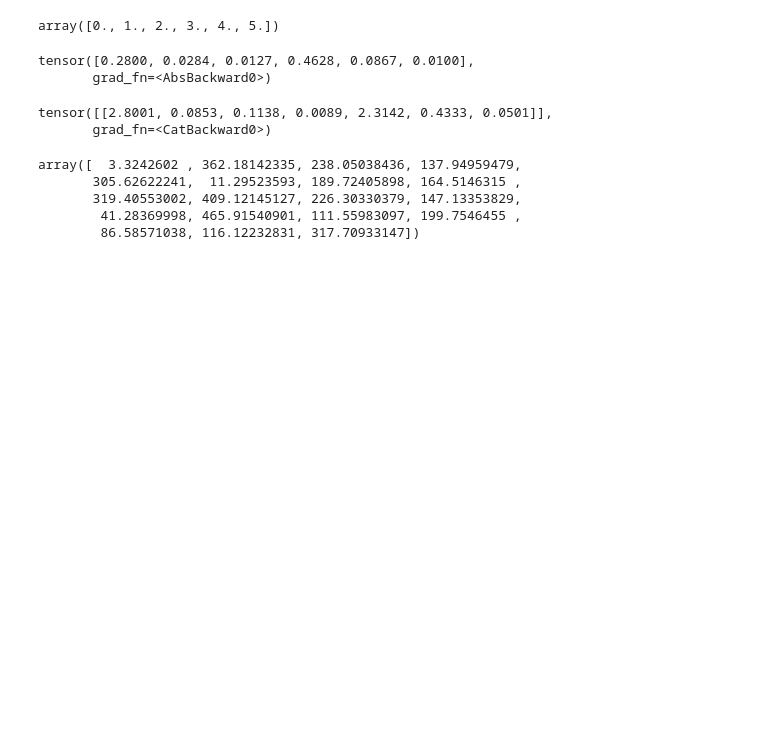
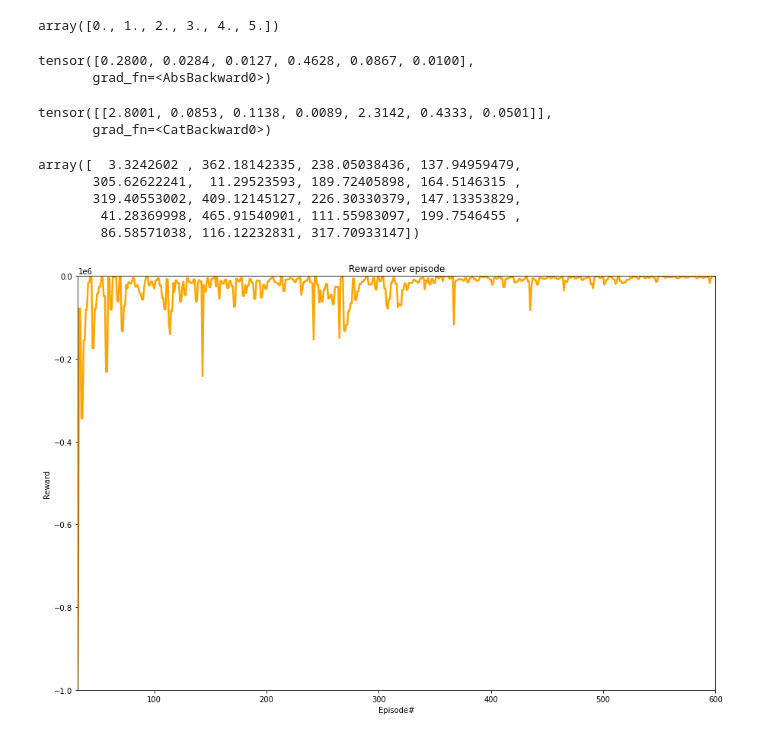
Before and after one commit to jprogrammer13/jumpleg_rl, a Jupyter notebook: src/Untitled.ipynb, the cells around one changed output. Saved outputs shown, nothing was run; the diff lists cells and outputs as text; code cells hidden in the pictures; blank space fills up the shorter version.

```diff
--- a/src/Untitled.ipynb
+++ b/src/Untitled.ipynb
@@ -57,6 +57,10 @@ array([  3.3242602 , 362.18142335, 238.05038436, 137.94959479,
 from ReplayBuffer import ReplayBuffer
 import os
 import matplotlib.pyplot as plt
+# %%
+state_dim = 6
+action_dim = 6
+max_time = 10
 # %%
 rb = ReplayBuffer(state_dim,action_dim,'../../../../../../ReplayBuffer.csv')
 # %%
@@ -64,8 +68,12 @@ data = rb.dump()
 # %%
 plt.figure(figsize=(15,10))
 plt.title("Reward over episode")
+plt.xlim((32,len(data['reward'])))
+plt.ylim((-1000000,0))
 plt.xlabel("Episode#")
 plt.ylabel("Reward")
 plt.plot(data['reward'], color="orange", linewidth=2.5)
 plt.savefig('test.jpg')
 plt.show()
+# %% [output]
+[figure, added]
```
Also changed, not shown: 2 other files.
